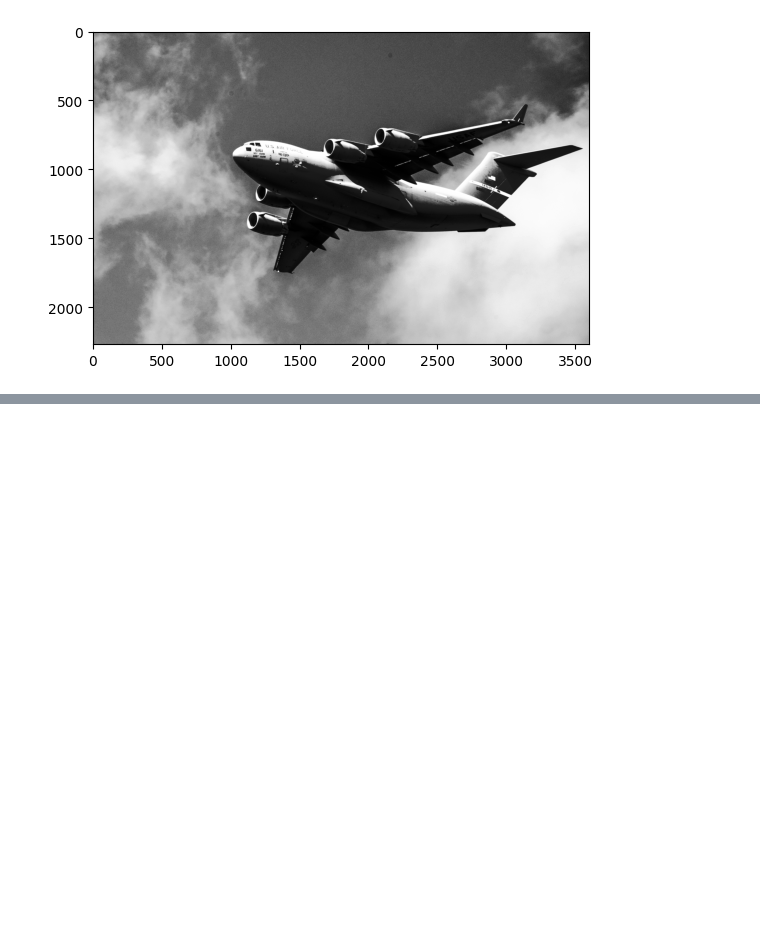
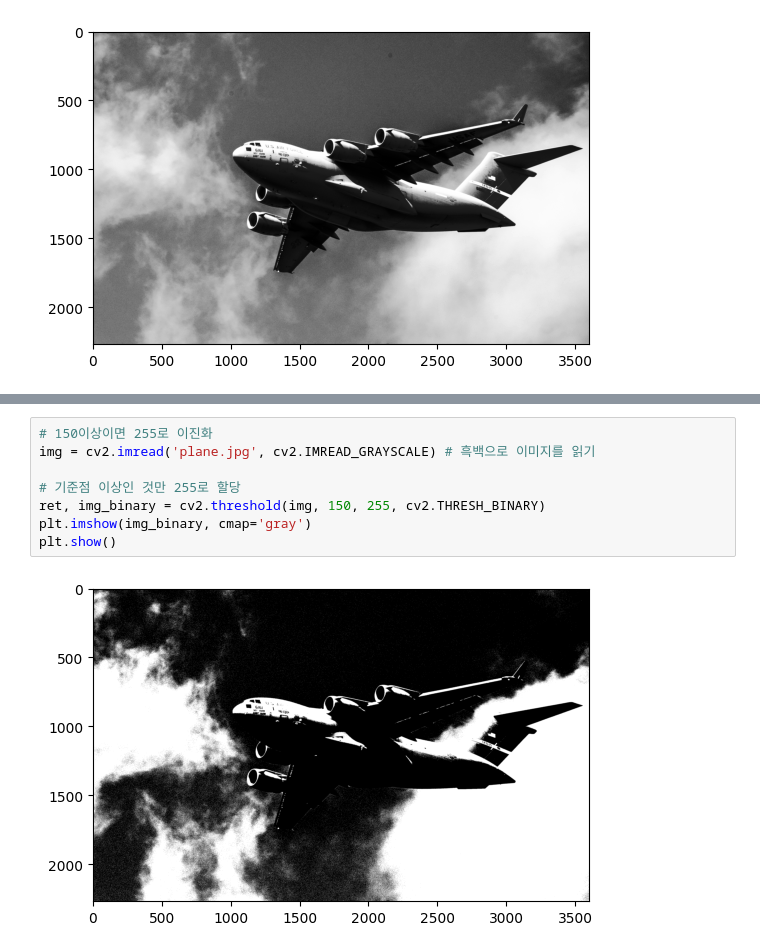
Before and after one commit to horolrolx/ai_visualization, a Jupyter notebook: day07/DAY7.ipynb, the cells around one changed output, grey strips where cells are left out. Drawn from its saved outputs; the diff is of its cells as text; blank space fills up the shorter version.

```diff
--- a/day07/DAY7.ipynb
+++ b/day07/DAY7.ipynb
@@ -220,0 +245,10 @@ plt.show()
+# %%
+# 150이상이면 255로 이진화
+img = cv2.imread('plane.jpg', cv2.IMREAD_GRAYSCALE) # 흑백으로 이미지를 읽기
+
+# 기준점 이상인 것만 255로 할당
+ret, img_binary = cv2.threshold(img, 150, 255, cv2.THRESH_BINARY)
+plt.imshow(img_binary, cmap='gray')
+plt.show()
+# %% [output]
+[figure, added]
```
Also changed, not shown: parts of 9 cells of this notebook.
